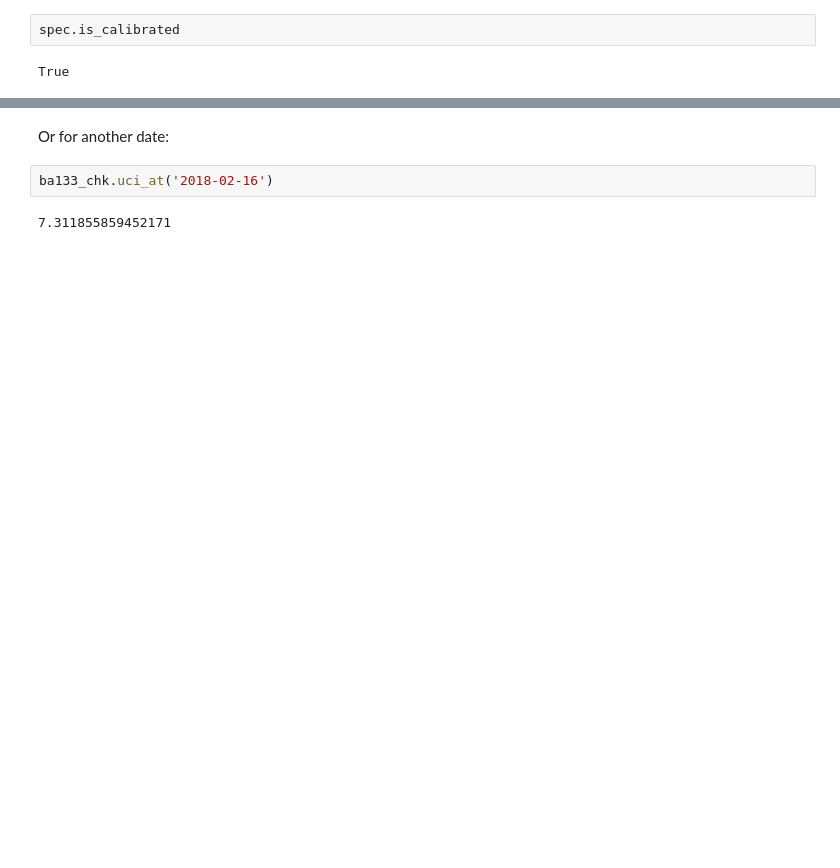
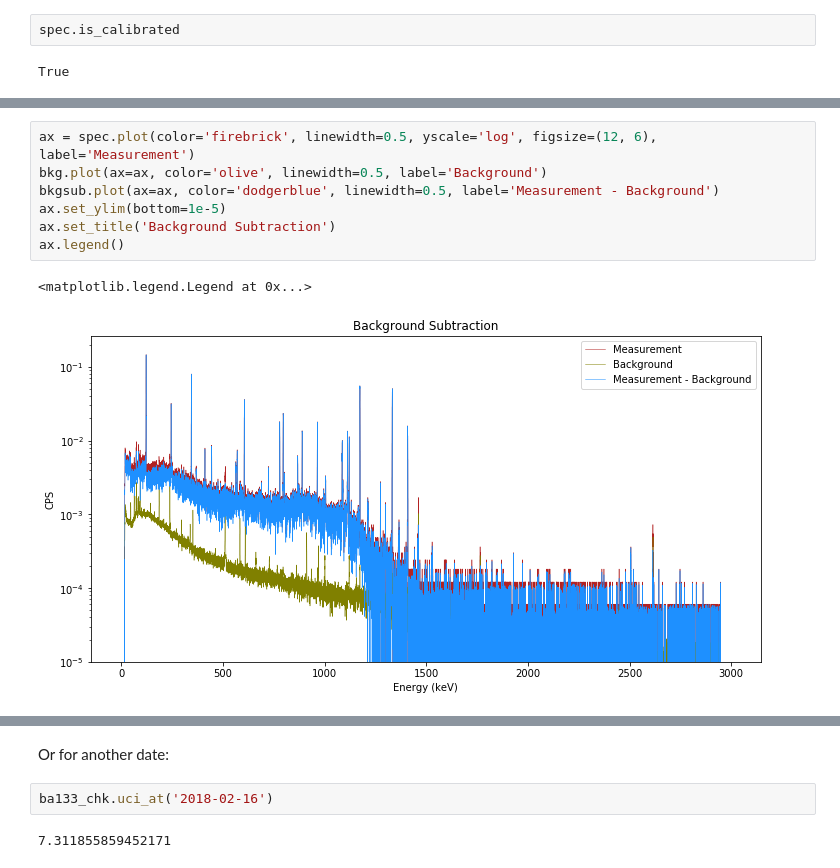
Before and after one commit to lbl-anp/becquerel, a Jupyter notebook: examples/quickstart.ipynb, the cells around one changed output, grey strips where cells are left out. Cells and saved outputs as stored; diff of their text form; blank space fills up the shorter version.

```diff
--- a/examples/quickstart.ipynb
+++ b/examples/quickstart.ipynb
@@ -165,0 +265,10 @@ becquerel.Spectrum
+# %%
+ax = spec.plot(color='firebrick', linewidth=0.5, yscale='log', figsize=(12, 6), label='Measurement')
+bkg.plot(ax=ax, color='olive', linewidth=0.5, label='Background')
+bkgsub.plot(ax=ax, color='dodgerblue', linewidth=0.5, label='Measurement - Background')
+ax.set_ylim(bottom=1e-5)
+ax.set_title('Background Subtraction')
+ax.legend()
+# %% [output]
+<matplotlib.legend.Legend at 0x...>
+[figure, added]
```
Also changed, not shown: parts of 74 cells of this notebook.
